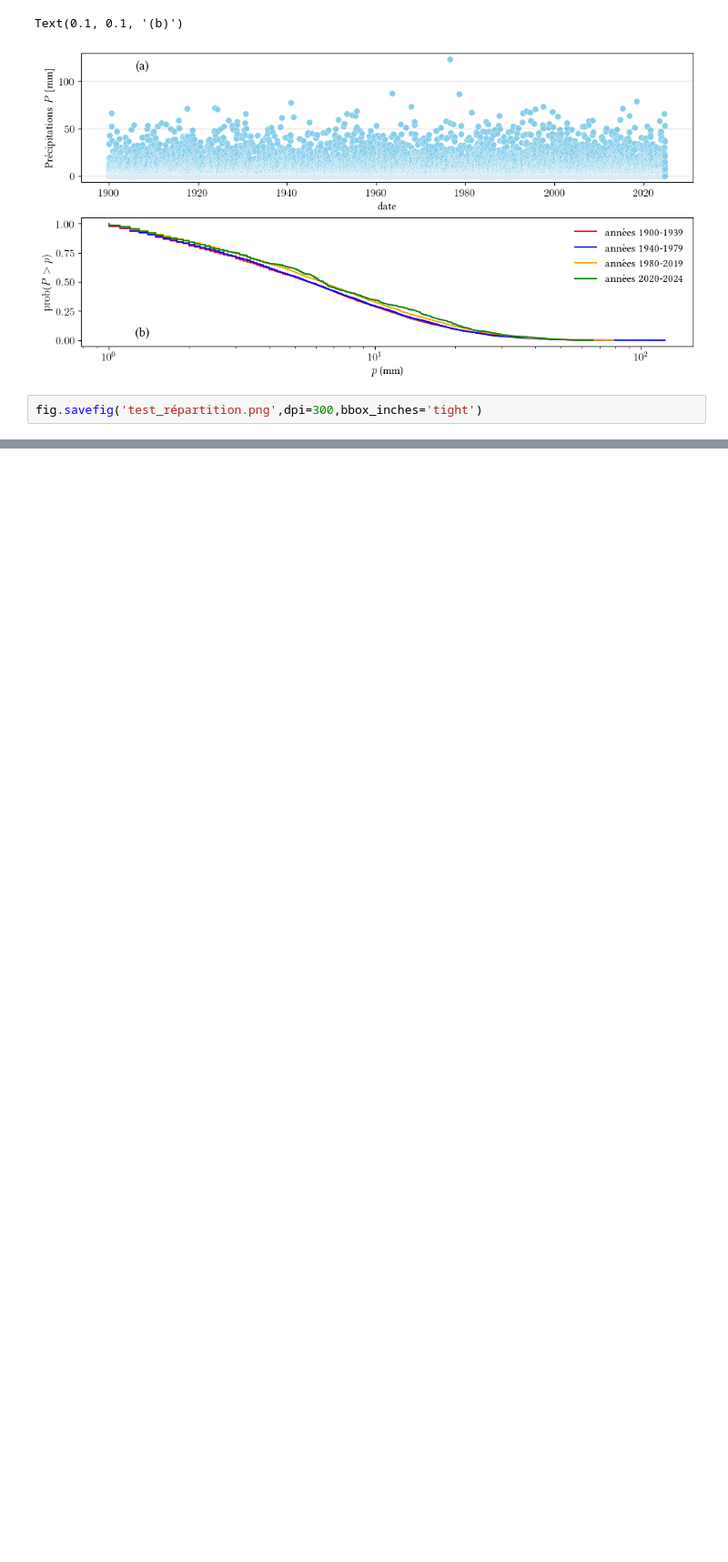
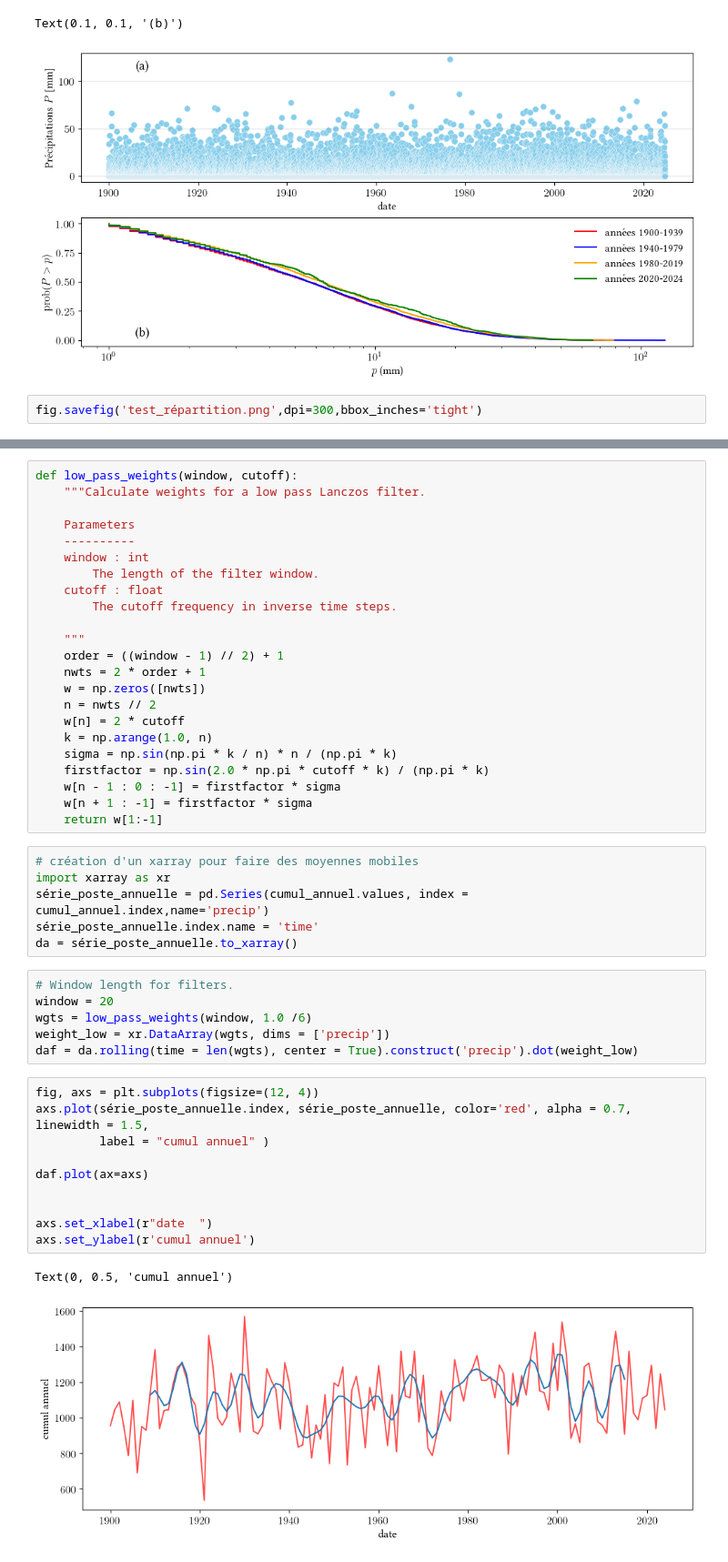
Before and after one commit to cancey/hydrologie, a Jupyter notebook: Analyse_série/analyse.ipynb, the cells around one changed output, grey strips where cells are left out. Shown at 91% size. Drawn from its saved outputs; the diff is of its cells as text; blank space fills up the shorter version.

```diff
--- a/Analyse_série/analyse.ipynb
+++ b/Analyse_série/analyse.ipynb
@@ -488,0 +561,48 @@ fig.savefig('test_répartition.png',dpi=300,bbox_inches='tight')
+# %%
+def low_pass_weights(window, cutoff):
+    """Calculate weights for a low pass Lanczos filter.
+
+    Parameters
+    ----------
+    window : int
+        The length of the filter window.
+    cutoff : float
+        The cutoff frequency in inverse time steps.
+
+    """
+    order = ((window - 1) // 2) + 1
+    nwts = 2 * order + 1
+    w = np.zeros([nwts])
+    n = nwts // 2
+    w[n] = 2 * cutoff
+    k = np.arange(1.0, n)
+    sigma = np.sin(np.pi * k / n) * n / (np.pi * k)
+    firstfactor = np.sin(2.0 * np.pi * cutoff * k) / (np.pi * k)
+    w[n - 1 : 0 : -1] = firstfactor * sigma
+    w[n + 1 : -1] = firstfactor * sigma
+    return w[1:-1]
+# %%
+# création d'un xarray pour faire des moyennes mobiles
+import xarray as xr
+série_poste_annuelle = pd.Series(cumul_annuel.values, index =  cumul_annuel.index,name='precip')
+série_poste_annuelle.index.name = 'time'
+da = série_poste_annuelle.to_xarray()
+# %%
+# Window length for filters.
+window = 20
+wgts = low_pass_weights(window, 1.0 /6)
+weight_low = xr.DataArray(wgts, dims = ['precip'])
+daf = da.rolling(time = len(wgts), center = True).construct('precip').dot(weight_low)
+# %%
+fig, axs = plt.subplots(figsize=(12, 4))
+axs.plot(série_poste_annuelle.index, série_poste_annuelle, color='red', alpha = 0.7, linewidth = 1.5,
+         label = "cumul annuel" )
+
+daf.plot(ax=axs)
+
+
+axs.set_xlabel(r"date  ")
+axs.set_ylabel(r'cumul annuel')
+# %% [output]
+Text(0, 0.5, 'cumul annuel')
+[figure, added]
```
Also changed, not shown: parts of 20 cells of this notebook, 2 other files.
